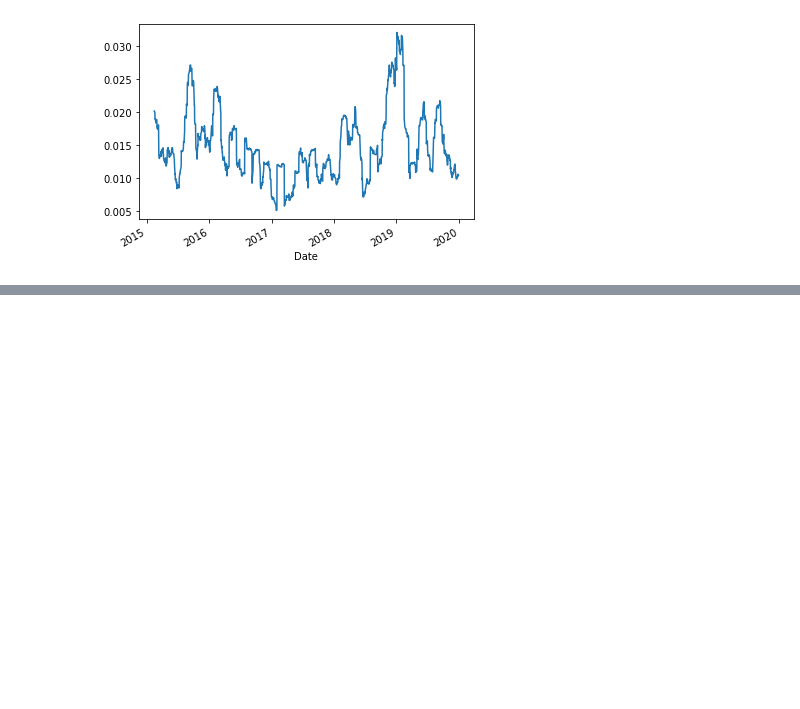
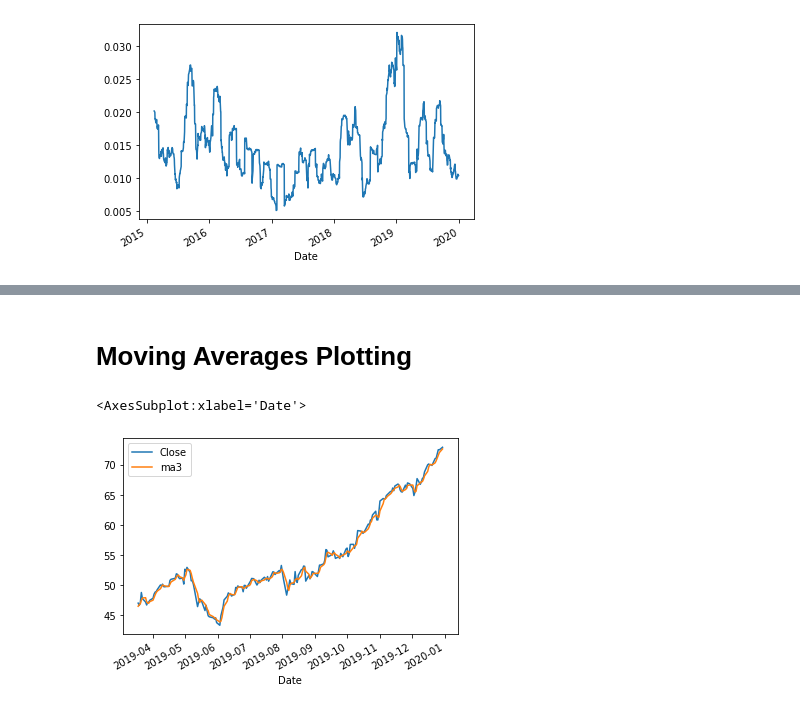
Before and after one commit to JanataZZ/Python-for-Finance, a Jupyter notebook: Python tor finance.ipynb, the cells around one changed output, grey strips where cells are left out. Cells and saved outputs as stored; diff of their text form; code cells hidden in the pictures; blank space fills up the shorter version.

```diff
--- a/Python tor finance.ipynb
+++ b/Python tor finance.ipynb
@@ -561,0 +584,15 @@ _ = (aapl
+# %% [markdown]
+# Moving Averages Plotting
+# %%
+(aapl
+.assign(s1=aapl.Close.shift(1),
+        s2=aapl.Close.shift(2),
+        ma3=lambda df_:df_.loc[:,['Close','s1','s2']].mean(axis=1),
+        ma3_builtin=aapl.Close.rolling(3).mean())
+[['Close','ma3']]
+.iloc[-200:]
+.plot()
+)
+# %% [output]
+<AxesSubplot:xlabel='Date'>
+[figure, added]
```
Also changed, not shown: parts of 15 cells of this notebook.
